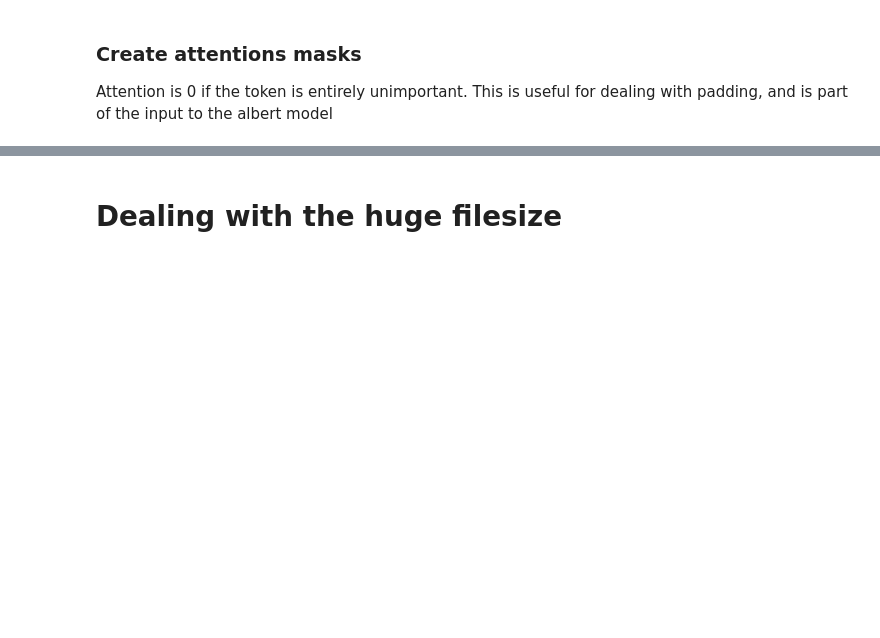
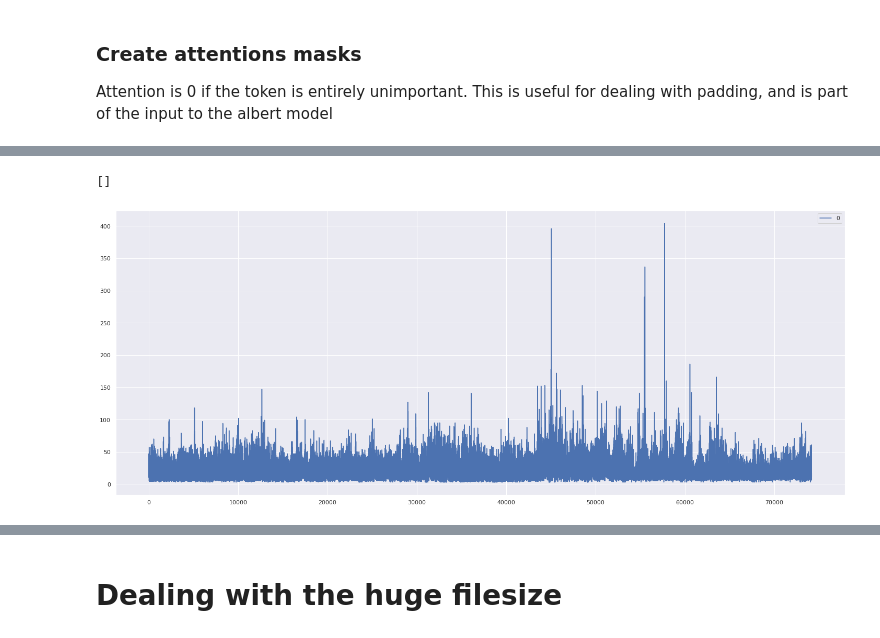
Before and after one commit to laureleo/thesis, a Jupyter notebook: notebooks/Data_Preparation.ipynb, the cells around one changed output, grey strips where cells are left out. Cells and saved outputs as stored; diff of their text form; code cells hidden in the pictures; blank space fills up the shorter version.

Commit message:
Working on visualization and testing results

```diff
--- a/notebooks/Data_Preparation.ipynb
+++ b/notebooks/Data_Preparation.ipynb
@@ -435,12 +435,18 @@ attention = sentences.applymap(attentionmapping)
 #attention.to_pickle('../data/attention_ints')
 # %%
 # Took a break, don't want to run through all the previous code
+import pandas as pd
+import numpy as np
+from transformers import AutoTokenizer
+import seaborn as sns
+import matplotlib.pyplot as plt
 def restart():
-    import pandas as pd
-    from transformers import AutoTokenizer
     tokenizer = AutoTokenizer.from_pretrained("KB/albert-base-swedish-cased-alpha")
     sentences = pd.read_pickle('../data/sentence_ints')
     labels = pd.read_pickle('../data/label_ints')
     attentions = pd.read_pickle('../data/attention_ints')
-    return tokenizer, sentences, labels
-tokenizer, sentences, labels, attentions = restart()
+    label_list = np.load('../data/label_list.npy')
+    return tokenizer, sentences, labels, attentions, label_list
+tokenizer, sentences, labels, attentions, label_list = restart()
+
+tokenizer.add_tokens(label_list.tolist())
@@ -446,0 +458,11 @@ tokenizer, sentences, labels, attentions = restart()
+# %%
+sentence_lengths = attentions.apply(lambda x: x.sum(), axis = 1)
+# %%
+sns.set()
+fig, ax = plt.subplots(figsize = (25,10))
+sentence_lengths = pd.DataFrame(sentence_lengths)
+sentence_lengths.plot(ax =ax)
+plt.plot()
+# %% [output]
+[]
+[figure, added]
```
Also changed, not shown: parts of 7 cells of this notebook.
